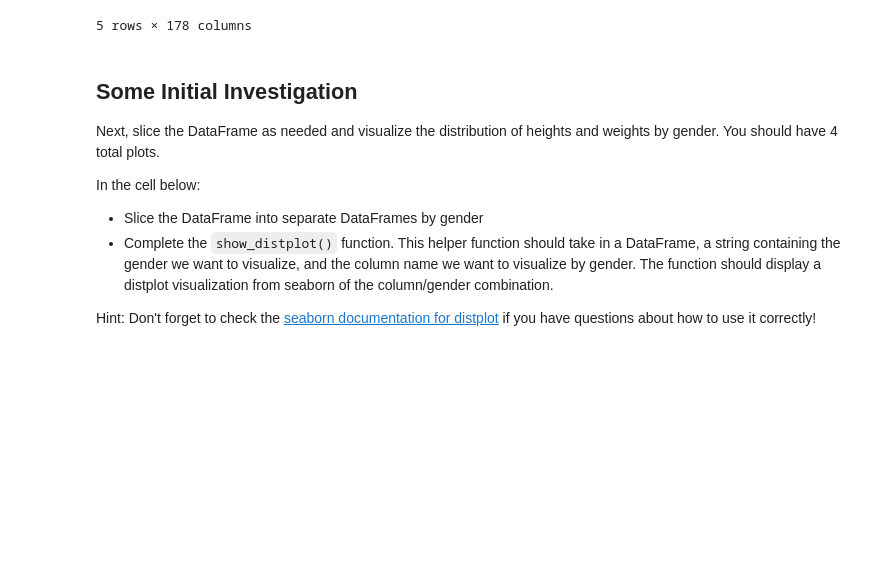
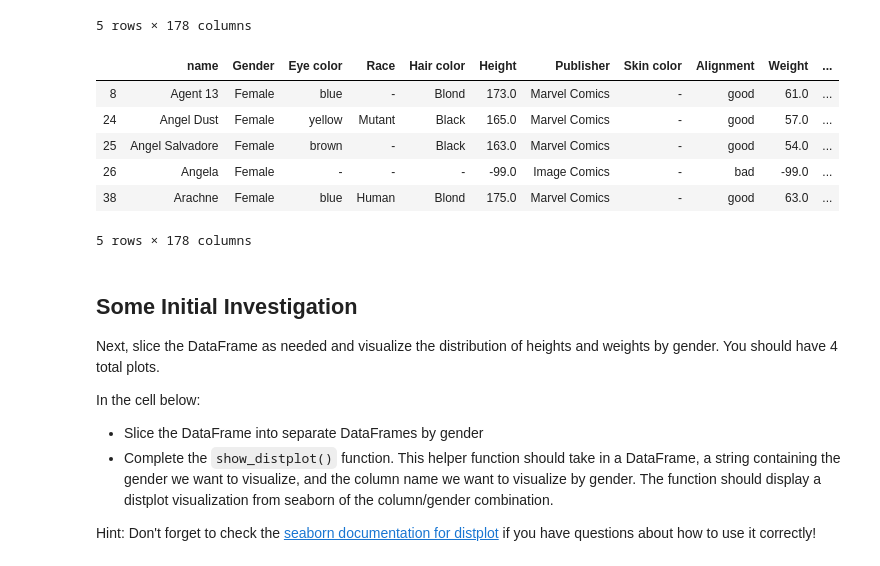
Before and after one commit to cmf-datasci/dsc-data-cleaning-project-hbs-ds-060120, a Jupyter notebook: index.ipynb, the cells around one changed output. Drawn from its saved outputs; the diff is of its cells as text; code cells hidden in the pictures; blank space fills up the shorter version.

```diff
--- a/index.ipynb
+++ b/index.ipynb
@@ -170,7 +170,15 @@ male_df.head()
 5 rows × 178 columns
 # %%
 female_df = combined_df.loc[combined_df['Gender']=='Female']
-male_df.head()
+female_df.head()
+# %% [output]
+|  | name | Gender | Eye color | Race | Hair color | Height | Publisher | Skin color | Alignment | Weight | ... |
+| 8 | Agent 13 | Female | blue | - | Blond | 173.0 | Marvel Comics | - | good | 61.0 | ... |
+| 24 | Angel Dust | Female | yellow | Mutant | Black | 165.0 | Marvel Comics | - | good | 57.0 | ... |
+| 25 | Angel Salvadore | Female | brown | - | Black | 163.0 | Marvel Comics | - | good | 54.0 | ... |
+| 26 | Angela | Female | - | - | - | -99.0 | Image Comics | - | bad | -99.0 | ... |
+| 38 | Arachne | Female | blue | Human | Blond | 175.0 | Marvel Comics | - | good | 63.0 | ... |
+5 rows × 178 columns
 # %% [markdown]
 ## Some Initial Investigation
 
```
